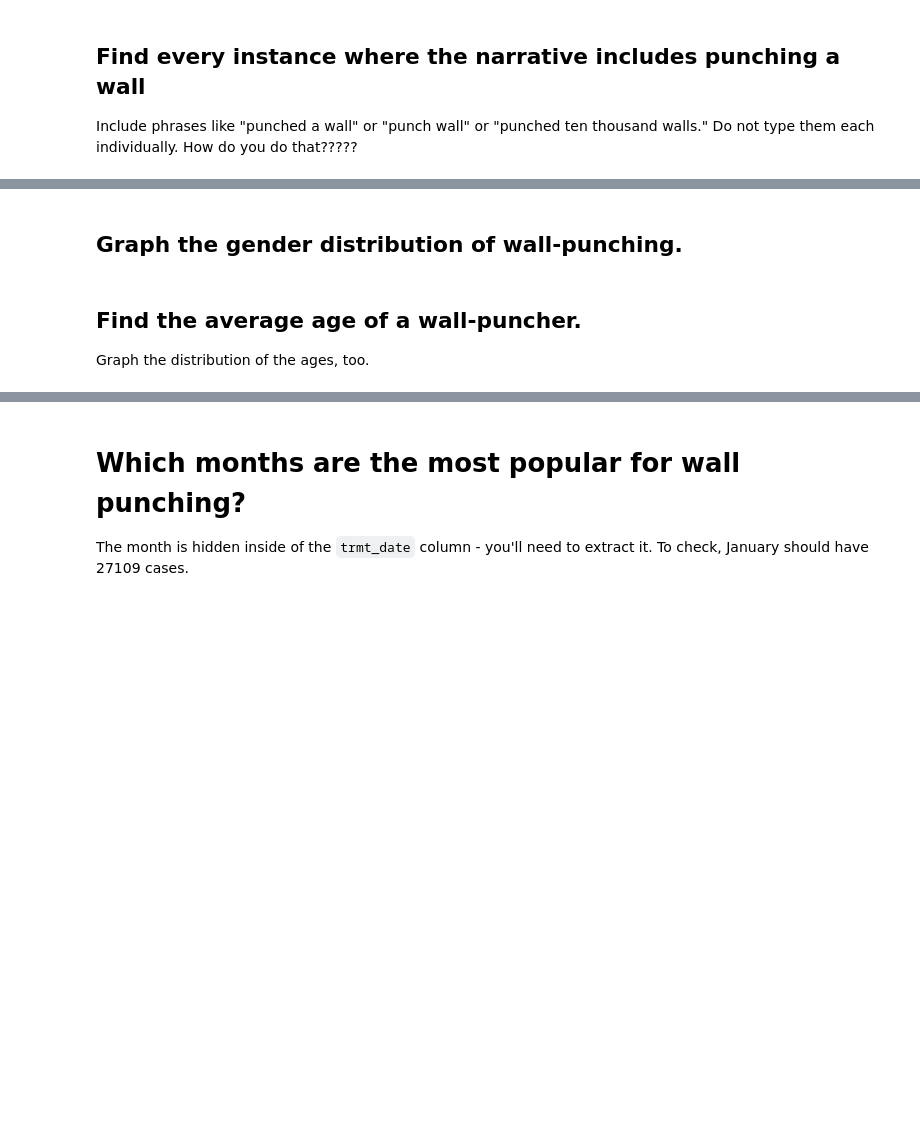
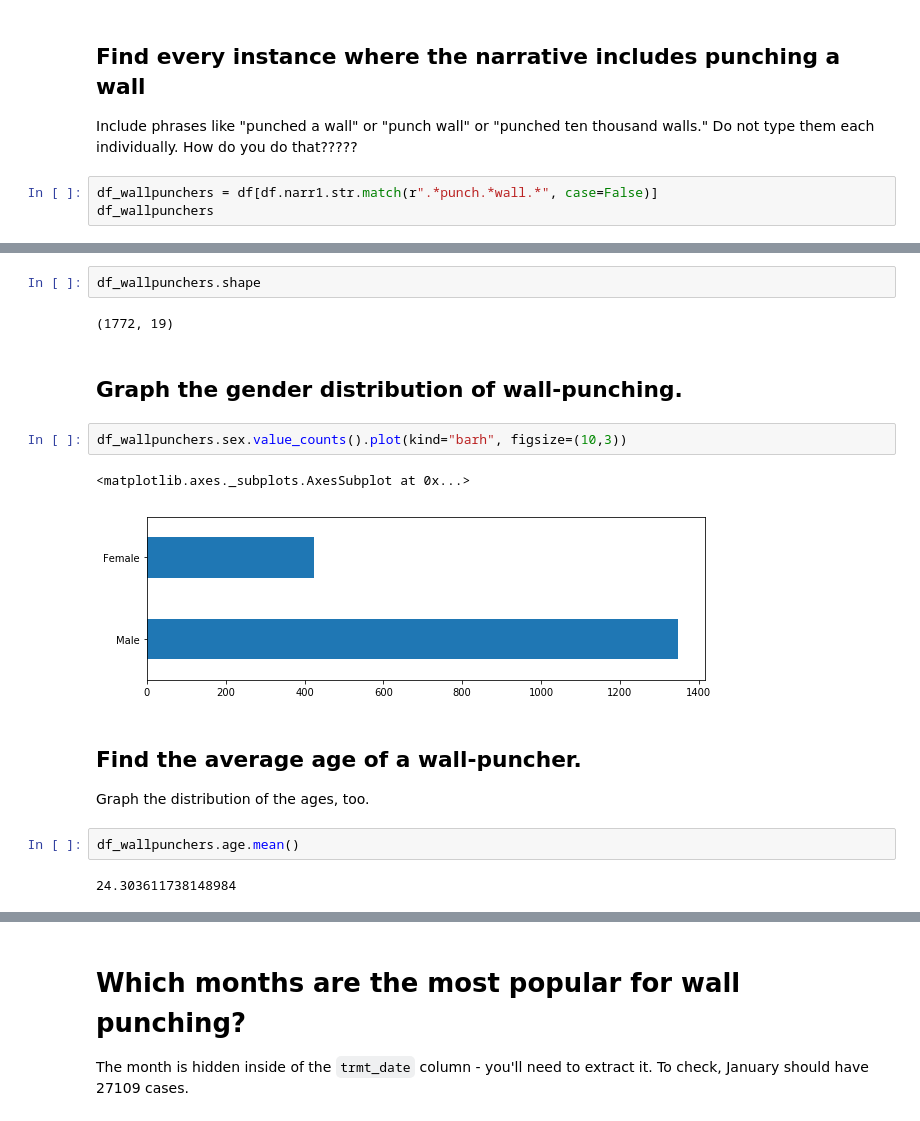
Before and after one commit to simon-pinkmartini/foundations, a Jupyter notebook: class-09/NEISS - Question Set C.ipynb, the cells around one changed output, grey strips where cells are left out. Drawn from its saved outputs; the diff is of its cells as text; blank space fills up the shorter version.

```diff
--- a/class-09/NEISS - Question Set C.ipynb
+++ b/class-09/NEISS - Question Set C.ipynb
@@ -64,3 +155,6 @@ Yes, again! The code you use should be different this time.
 ## Find every instance where the narrative includes punching a wall
 
 Include phrases like "punched a wall" or "punch wall" or "punched ten thousand walls." Do not type them each individually. How do you do that?????
+# %%
+df_wallpunchers = df[df.narr1.str.match(r".*punch.*wall.*", case=False)]
+df_wallpunchers
@@ -67,6 +180,19 @@ Include phrases like "punched a wall" or "punch wall" or "punched ten thousand w
+# %%
+df_wallpunchers.shape
+# %% [output]
+(1772, 19)
 # %% [markdown]
 ## Graph the gender distribution of wall-punching.
+# %%
+df_wallpunchers.sex.value_counts().plot(kind="barh", figsize=(10,3))
+# %% [output]
+<matplotlib.axes._subplots.AxesSubplot at 0x...>
+[figure, added]
 # %% [markdown]
 ## Find the average age of a wall-puncher.
 
 Graph the distribution of the ages, too.
+# %%
+df_wallpunchers.age.mean()
+# %% [output]
+24.303611738148984
```
Also changed, not shown: parts of 37 cells of this notebook, 13 other files.
